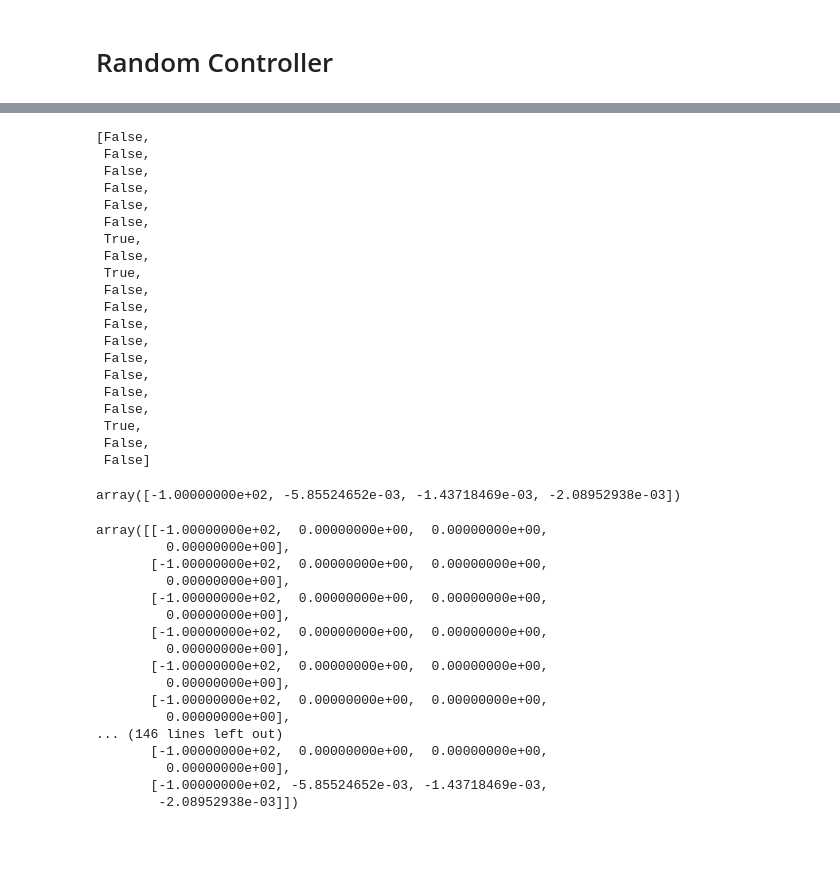
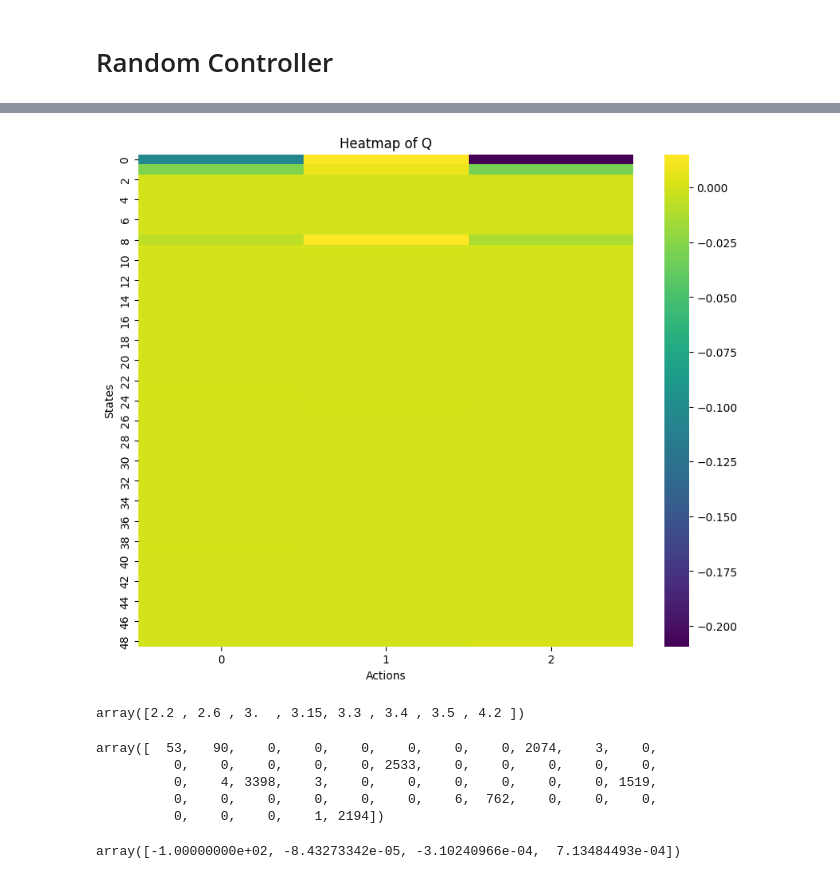
Before and after one commit to LeoBenac/BMS_project, a Jupyter notebook: bms_project.ipynb, the cells around one changed output, grey strips where cells are left out. Saved outputs shown, nothing was run; the diff lists cells and outputs as text; code cells hidden in the pictures; blank space fills up the shorter version.

```diff
--- a/bms_project.ipynb
+++ b/bms_project.ipynb
@@ -232,47 +236,25 @@ actions[10000: 10020]
-# %%
-random_actions[10000: 10020]
-# %% [output]
-[False,
- False,
- False,
- False,
- False,
- False,
- True,
- False,
- True,
- False,
- False,
- False,
- False,
- False,
- False,
- False,
- False,
- True,
- False,
- False]
-# %%
-Q[-1]
-# %% [output]
-array([-1.00000000e+02, -5.85524652e-03, -1.43718469e-03, -2.08952938e-03])
-# %%
-Q
-# %% [output]
-array([[-1.00000000e+02,  0.00000000e+00,  0.00000000e+00,
-         0.00000000e+00],
-       [-1.00000000e+02,  0.00000000e+00,  0.00000000e+00,
-         0.00000000e+00],
-       [-1.00000000e+02,  0.00000000e+00,  0.00000000e+00,
-         0.00000000e+00],
-       [-1.00000000e+02,  0.00000000e+00,  0.00000000e+00,
-         0.00000000e+00],
-       [-1.00000000e+02,  0.00000000e+00,  0.00000000e+00,
-         0.00000000e+00],
-       [-1.00000000e+02,  0.00000000e+00,  0.00000000e+00,
-         0.00000000e+00],
-... (146 lines left out)
-       [-1.00000000e+02,  0.00000000e+00,  0.00000000e+00,
-         0.00000000e+00],
-       [-1.00000000e+02, -5.85524652e-03, -1.43718469e-03,
-        -2.08952938e-03]])
+# %%
+plt.figure(figsize=(10, 8))
+sns.heatmap(Q[:, 1:], cmap="viridis")
+plt.title("Heatmap of Q")
+plt.xlabel("Actions")
+plt.ylabel("States")
+plt.show()
+# %% [output]
+[figure, added]
+# %%
+bins
+# %% [output]
+array([2.2 , 2.6 , 3.  , 3.15, 3.3 , 3.4 , 3.5 , 4.2 ])
+# %%
+np.bincount(np.array(states_int))
+# %% [output]
+array([  53,   90,    0,    0,    0,    0,    0,    0, 2074,    3,    0,
+          0,    0,    0,    0,    0, 2533,    0,    0,    0,    0,    0,
+          0,    4, 3398,    3,    0,    0,    0,    0,    0,    0, 1519,
+          0,    0,    0,    0,    0,    0,    6,  762,    0,    0,    0,
+          0,    0,    0,    1, 2194])
+# %%
+Q[-1]
+# %% [output]
+array([-1.00000000e+02, -8.43273342e-05, -3.10240966e-04,  7.13484493e-04])
```
Also changed, not shown: parts of 18 cells of this notebook, 37 other files.
